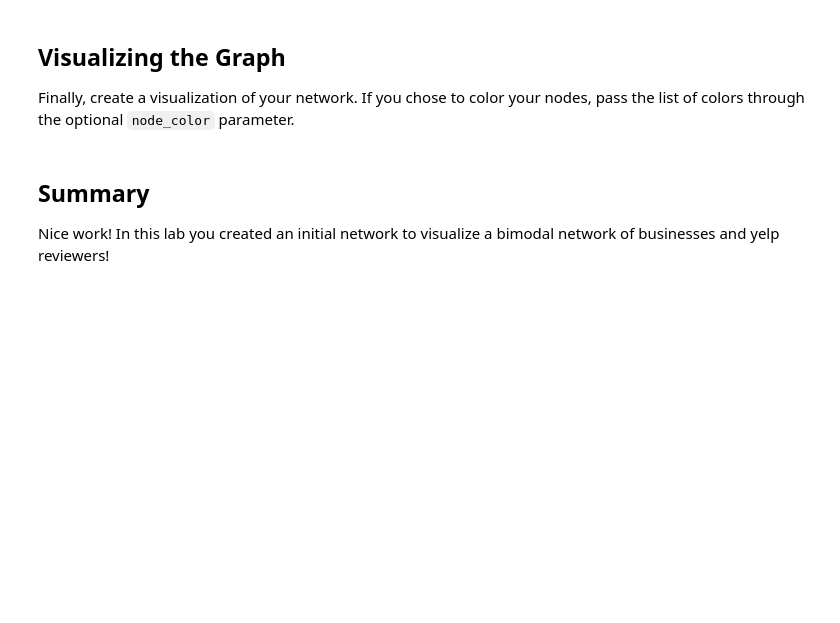
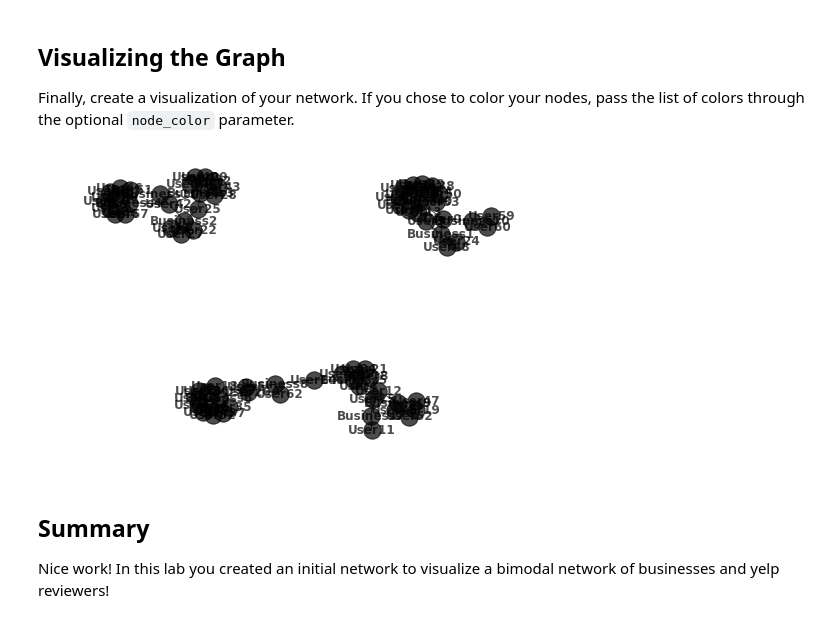
Before and after one commit to nkacoroski/dsc-3-28-04-graph-data-io-codealong-seattle-ds-career-040119, a Jupyter notebook: index.ipynb, the cells around one changed output. Cells and saved outputs as stored; diff of their text form; code cells hidden in the pictures; blank space fills up the shorter version.

```diff
--- a/index.ipynb
+++ b/index.ipynb
@@ -71,7 +71,9 @@ Finally, create a visualization of your network. If you chose to color your node
 # %%
 %matplotlib inline
 nx.draw(G, with_labels=True, node_color='k', node_size=300,
-       alpha=0.7, font)
+       alpha=0.7, font_weight='bold')
+# %% [output]
+[figure, added]
 # %% [markdown]
 ## Summary
 
```
